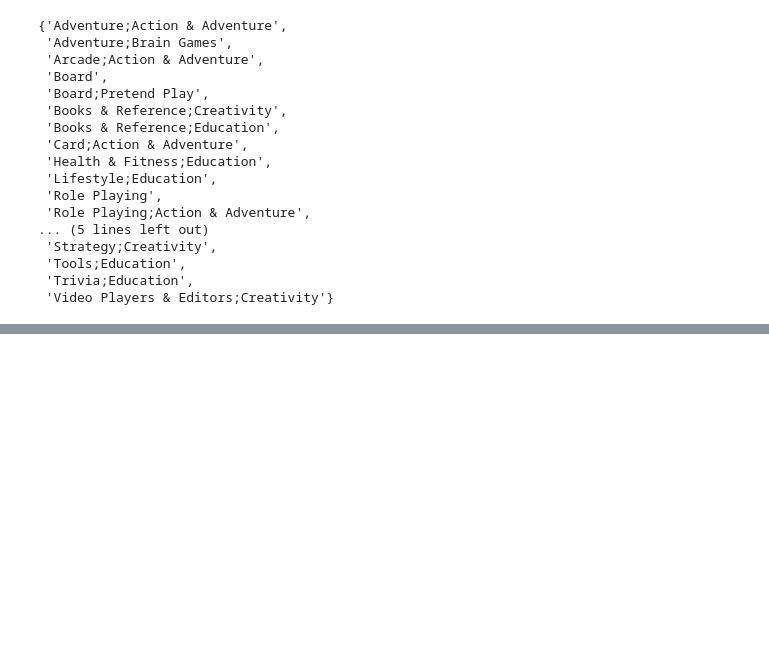
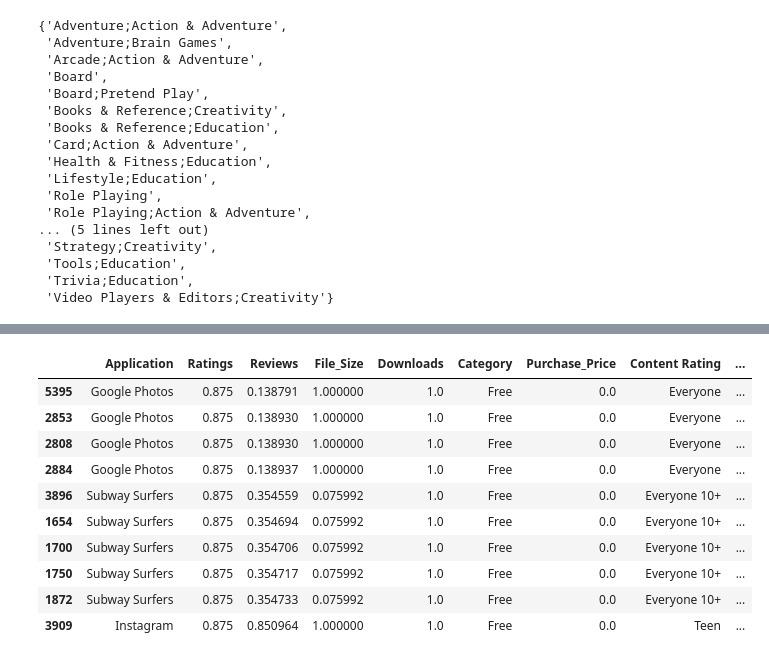
Before and after one commit to basitS14/scytale, a Jupyter notebook: report.ipynb, the cells around one changed output, grey strips where cells are left out. Cells and saved outputs as stored; diff of their text form; code cells hidden in the pictures; blank space fills up the shorter version.

```diff
--- a/report.ipynb
+++ b/report.ipynb
@@ -380,0 +404,14 @@ f_df.sort_values(by='score' , ascending=False)
+# %%
+df.sort_values(ascending=False , by = 'score').head(10)
+# %% [output]
+|  | Application | Ratings | Reviews | File_Size | Downloads | Category | Purchase_Price | Content Rating | ... |
+| 5395 | Google Photos | 0.875 | 0.138791 | 1.000000 | 1.0 | Free | 0.0 | Everyone | ... |
+| 2853 | Google Photos | 0.875 | 0.138930 | 1.000000 | 1.0 | Free | 0.0 | Everyone | ... |
+| 2808 | Google Photos | 0.875 | 0.138930 | 1.000000 | 1.0 | Free | 0.0 | Everyone | ... |
+| 2884 | Google Photos | 0.875 | 0.138937 | 1.000000 | 1.0 | Free | 0.0 | Everyone | ... |
+| 3896 | Subway Surfers | 0.875 | 0.354559 | 0.075992 | 1.0 | Free | 0.0 | Everyone 10+ | ... |
+| 1654 | Subway Surfers | 0.875 | 0.354694 | 0.075992 | 1.0 | Free | 0.0 | Everyone 10+ | ... |
+| 1700 | Subway Surfers | 0.875 | 0.354706 | 0.075992 | 1.0 | Free | 0.0 | Everyone 10+ | ... |
+| 1750 | Subway Surfers | 0.875 | 0.354717 | 0.075992 | 1.0 | Free | 0.0 | Everyone 10+ | ... |
+| 1872 | Subway Surfers | 0.875 | 0.354733 | 0.075992 | 1.0 | Free | 0.0 | Everyone 10+ | ... |
+| 3909 | Instagram | 0.875 | 0.850964 | 1.000000 | 1.0 | Free | 0.0 | Teen | ... |
```
Also changed, not shown: parts of 30 cells of this notebook, 2 other files.
